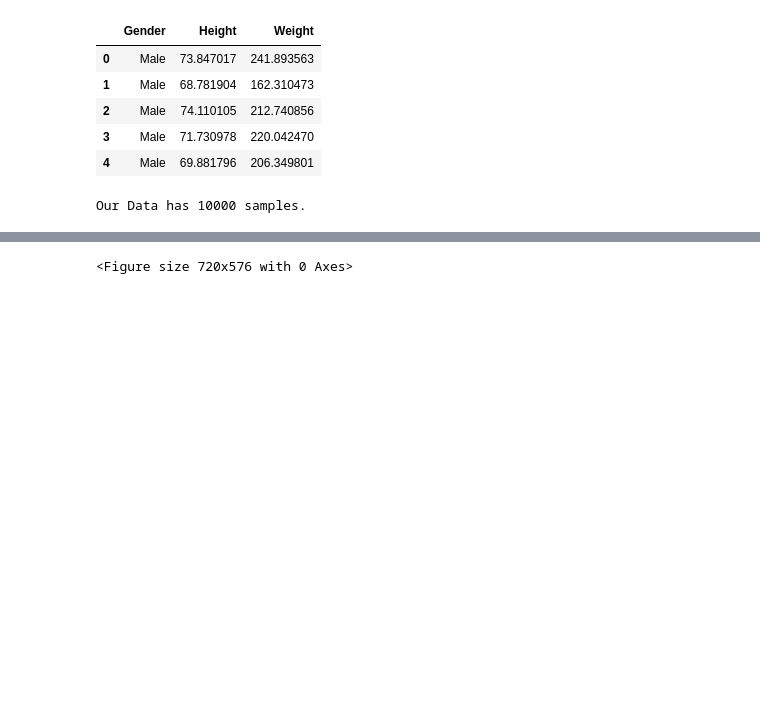
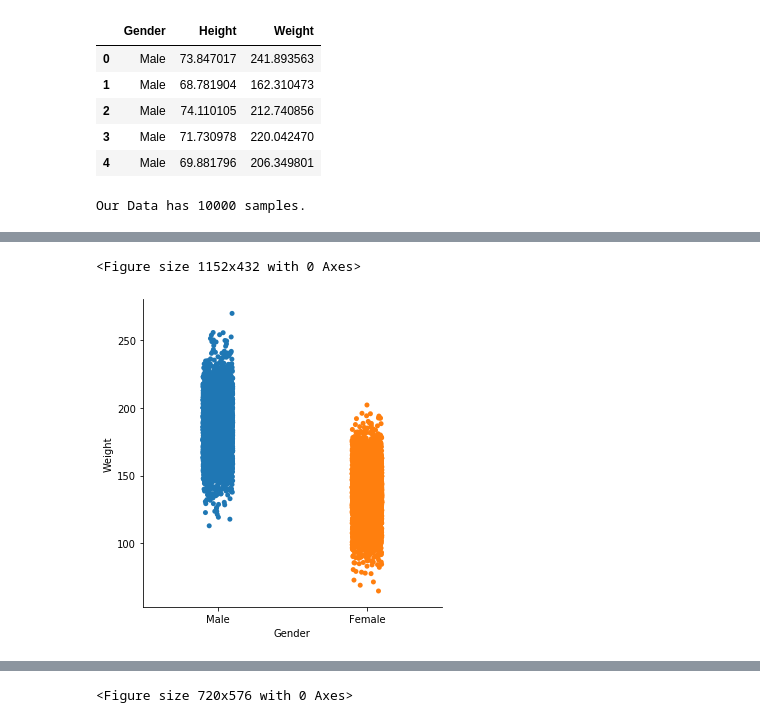
Before and after one commit to ASHOKKUMAR-K/Machine-Learning-Projects, a Jupyter notebook: 03.Gender_Classifcation/Notebooks/Gender Classifcation.ipynb, the cells around one changed output, grey strips where cells are left out. Cells and saved outputs as stored; diff of their text form; code cells hidden in the pictures; blank space fills up the shorter version.

```diff
--- a/03.Gender_Classifcation/Notebooks/Gender Classifcation.ipynb
+++ b/03.Gender_Classifcation/Notebooks/Gender Classifcation.ipynb
@@ -25,0 +62,8 @@ Our Data has 10000 samples.
+# %%
+# Let's see the distribution of gender
+plt.figure(figsize=(16, 6))
+sb.catplot(x = 'Gender', y = 'Weight', data = wh)
+plt.savefig('../images/gender_weight.png')
+# %% [output]
+<Figure size 1152x432 with 0 Axes>
+[figure, added]
```
Also changed, not shown: parts of 12 cells of this notebook, 16 other files.
